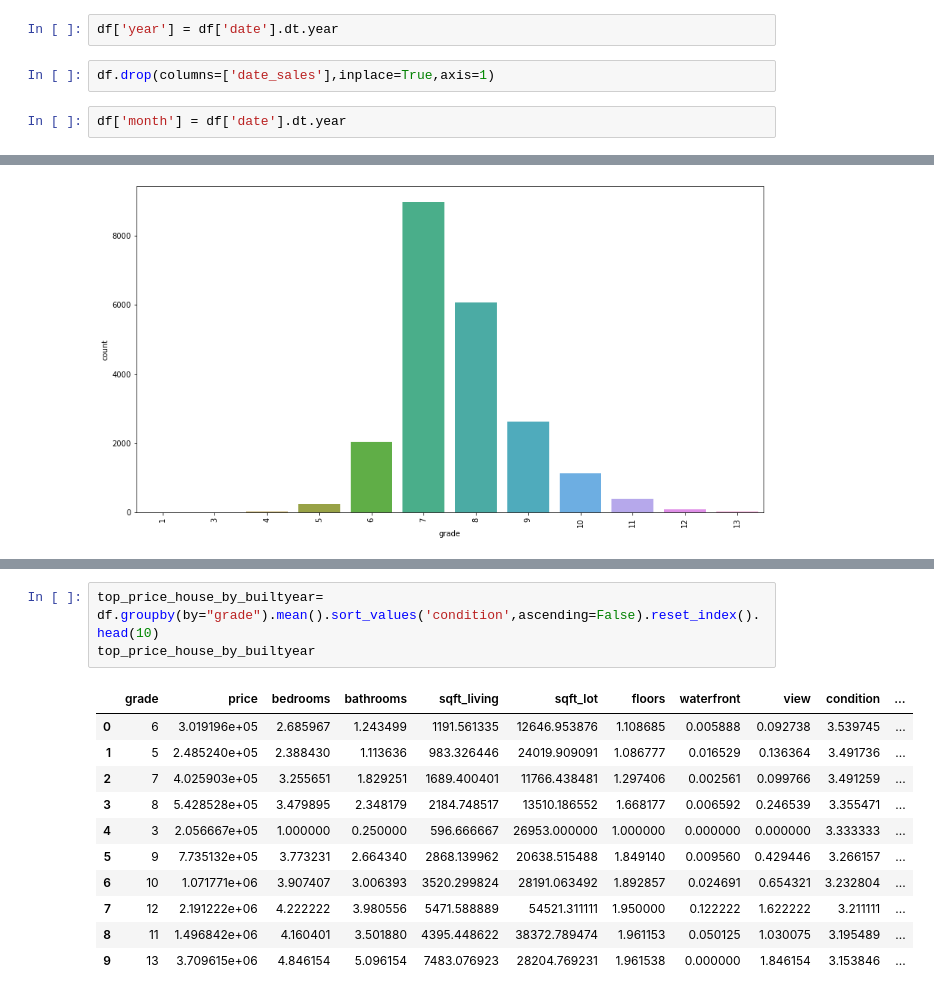
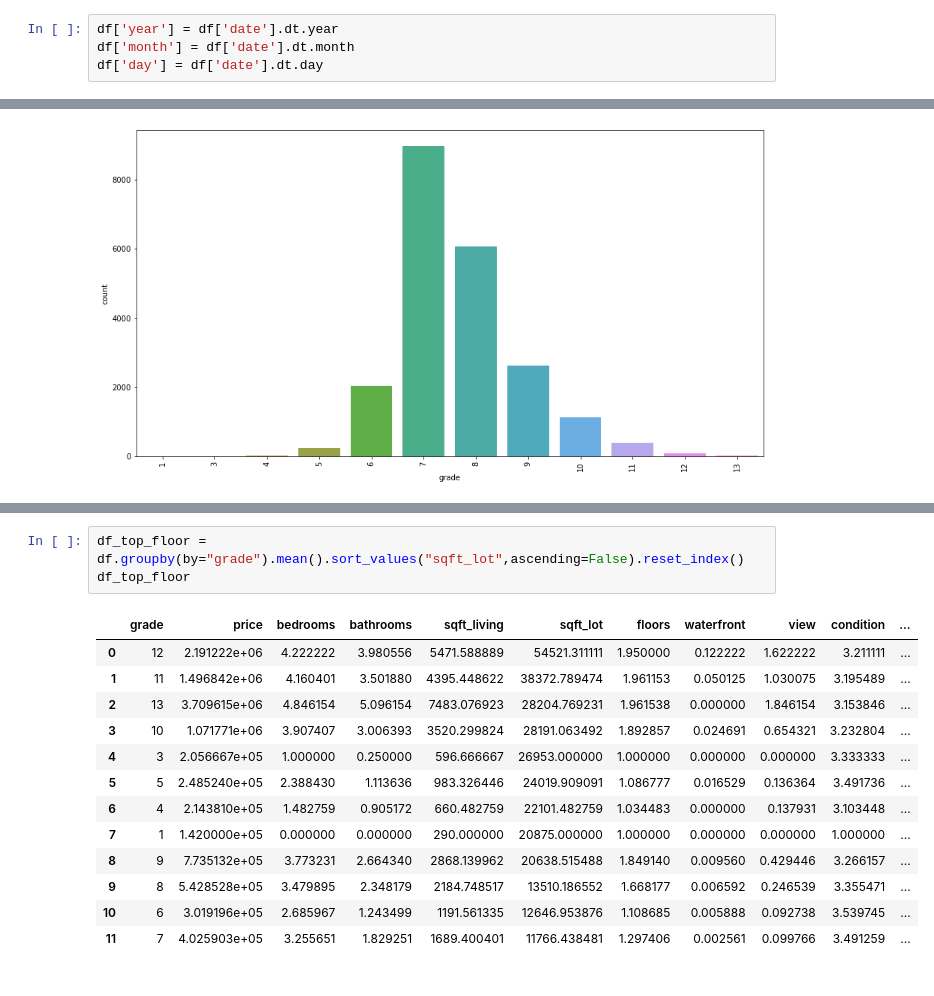
Before and after one commit to rbymln/Sale_House_Project, a Jupyter notebook: EDA King House.ipynb, the cells around one changed output, grey strips where cells are left out. Drawn from its saved outputs; the diff is of its cells as text.

```diff
--- a/EDA King House.ipynb
+++ b/EDA King House.ipynb
@@ -51,8 +51,6 @@ df.head()
 | 4 | 2015-02-18 | 510000.0 | 3 | 2.00 | 1680 | 8080 | 1.0 | 0 | 0 | 3 | ... |
 # %%
 df['year'] = df['date'].dt.year
+df['month'] = df['date'].dt.month
+df['day'] = df['date'].dt.day
-# %%
-df.drop(columns=['date_sales'],inplace=True,axis=1)
-# %%
-df['month'] = df['date'].dt.year
 # %%
@@ -190,15 +244,17 @@ plt.xticks(rotation=90);
 # %%
-top_price_house_by_builtyear= df.groupby(by="grade").mean().sort_values('condition',ascending=False).reset_index().head(10)
-top_price_house_by_builtyear
+df_top_floor = df.groupby(by="grade").mean().sort_values("sqft_lot",ascending=False).reset_index()
+df_top_floor
 # %% [output]
 |  | grade | price | bedrooms | bathrooms | sqft_living | sqft_lot | floors | waterfront | view | condition | ... |
-| 0 | 6 | 3.019196e+05 | 2.685967 | 1.243499 | 1191.561335 | 12646.953876 | 1.108685 | 0.005888 | 0.092738 | 3.539745 | ... |
-| 1 | 5 | 2.485240e+05 | 2.388430 | 1.113636 | 983.326446 | 24019.909091 | 1.086777 | 0.016529 | 0.136364 | 3.491736 | ... |
-| 2 | 7 | 4.025903e+05 | 3.255651 | 1.829251 | 1689.400401 | 11766.438481 | 1.297406 | 0.002561 | 0.099766 | 3.491259 | ... |
-| 3 | 8 | 5.428528e+05 | 3.479895 | 2.348179 | 2184.748517 | 13510.186552 | 1.668177 | 0.006592 | 0.246539 | 3.355471 | ... |
+| 0 | 12 | 2.191222e+06 | 4.222222 | 3.980556 | 5471.588889 | 54521.311111 | 1.950000 | 0.122222 | 1.622222 | 3.211111 | ... |
+| 1 | 11 | 1.496842e+06 | 4.160401 | 3.501880 | 4395.448622 | 38372.789474 | 1.961153 | 0.050125 | 1.030075 | 3.195489 | ... |
+| 2 | 13 | 3.709615e+06 | 4.846154 | 5.096154 | 7483.076923 | 28204.769231 | 1.961538 | 0.000000 | 1.846154 | 3.153846 | ... |
+| 3 | 10 | 1.071771e+06 | 3.907407 | 3.006393 | 3520.299824 | 28191.063492 | 1.892857 | 0.024691 | 0.654321 | 3.232804 | ... |
 | 4 | 3 | 2.056667e+05 | 1.000000 | 0.250000 | 596.666667 | 26953.000000 | 1.000000 | 0.000000 | 0.000000 | 3.333333 | ... |
-| 5 | 9 | 7.735132e+05 | 3.773231 | 2.664340 | 2868.139962 | 20638.515488 | 1.849140 | 0.009560 | 0.429446 | 3.266157 | ... |
-| 6 | 10 | 1.071771e+06 | 3.907407 | 3.006393 | 3520.299824 | 28191.063492 | 1.892857 | 0.024691 | 0.654321 | 3.232804 | ... |
-| 7 | 12 | 2.191222e+06 | 4.222222 | 3.980556 | 5471.588889 | 54521.311111 | 1.950000 | 0.122222 | 1.622222 | 3.211111 | ... |
-| 8 | 11 | 1.496842e+06 | 4.160401 | 3.501880 | 4395.448622 | 38372.789474 | 1.961153 | 0.050125 | 1.030075 | 3.195489 | ... |
-| 9 | 13 | 3.709615e+06 | 4.846154 | 5.096154 | 7483.076923 | 28204.769231 | 1.961538 | 0.000000 | 1.846154 | 3.153846 | ... |
+| 5 | 5 | 2.485240e+05 | 2.388430 | 1.113636 | 983.326446 | 24019.909091 | 1.086777 | 0.016529 | 0.136364 | 3.491736 | ... |
+| 6 | 4 | 2.143810e+05 | 1.482759 | 0.905172 | 660.482759 | 22101.482759 | 1.034483 | 0.000000 | 0.137931 | 3.103448 | ... |
+| 7 | 1 | 1.420000e+05 | 0.000000 | 0.000000 | 290.000000 | 20875.000000 | 1.000000 | 0.000000 | 0.000000 | 1.000000 | ... |
+| 8 | 9 | 7.735132e+05 | 3.773231 | 2.664340 | 2868.139962 | 20638.515488 | 1.849140 | 0.009560 | 0.429446 | 3.266157 | ... |
+| 9 | 8 | 5.428528e+05 | 3.479895 | 2.348179 | 2184.748517 | 13510.186552 | 1.668177 | 0.006592 | 0.246539 | 3.355471 | ... |
+| 10 | 6 | 3.019196e+05 | 2.685967 | 1.243499 | 1191.561335 | 12646.953876 | 1.108685 | 0.005888 | 0.092738 | 3.539745 | ... |
+| 11 | 7 | 4.025903e+05 | 3.255651 | 1.829251 | 1689.400401 | 11766.438481 | 1.297406 | 0.002561 | 0.099766 | 3.491259 | ... |
```
Also changed, not shown: parts of 31 cells of this notebook, 2 other files.
